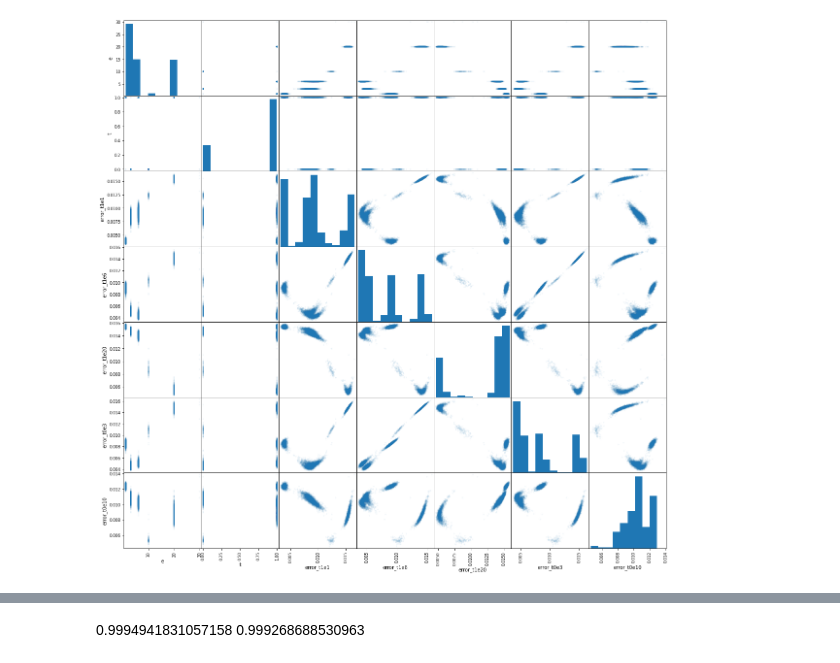
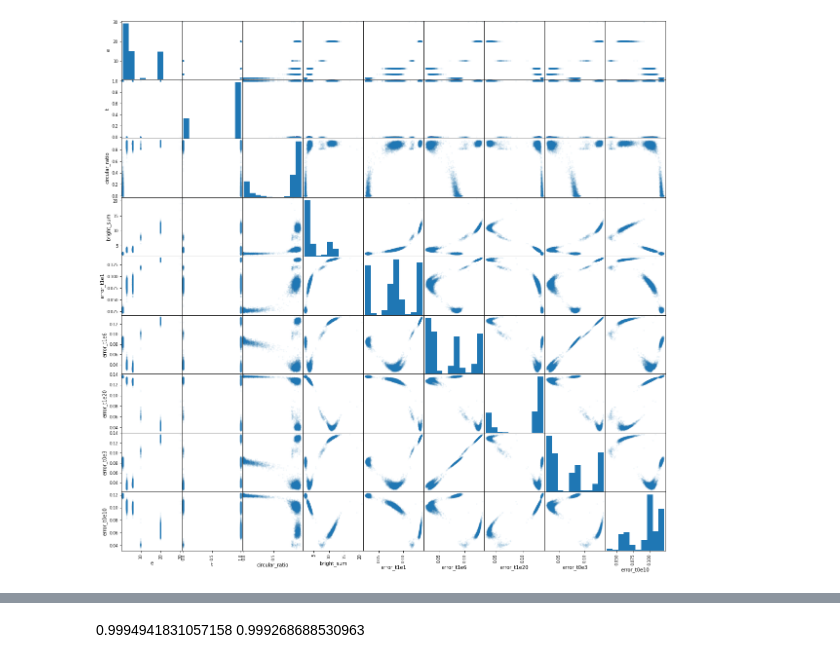
Before and after one commit to KirillRuSS/IDAO-2021-Kirill, a Jupyter notebook: new_features.ipynb, the cells around one changed output, grey strips where cells are left out. Cells and saved outputs as stored; diff of their text form; code cells hidden in the pictures.

```diff
--- a/new_features.ipynb
+++ b/new_features.ipynb
@@ -170,12 +123,0 @@ imgs = np.transpose(imgs, (1, 2, 0))
-# %%
-hists = []
-for r in range(16):
-    mask = create_circular_mask(250, 250, radius=r+2) * (~create_circular_mask(250, 250, radius=r))
-
-    mask = mask.reshape(250, 250, 1)
-    mask = (mask * np.ones((250, 250, imgs.shape[2]))).astype(bool)
-
-    hist, bins = np.histogram(imgs[mask], range=(80, 180), bins=100)
-
-    hists.append(hist/np.sum(mask))
-hists = np.array(hists)
@@ -208,7 +147,7 @@ df.head()
 def get_histogram_matrix(img, max_r):
     hists = []
     for r in range(max_r):
-        mask = create_circular_mask(80, 80, radius=r+2) * (~create_circular_mask(80, 80, radius=r))
+        mask = create_circular_mask(80, 80, radius=r+3) * (~create_circular_mask(80, 80, radius=r))
         hist, bins = np.histogram(img[mask], range=(80, 180), bins=100)
         hists.append(hist/np.sum(mask))
-    return np.array(hists)# * np.arange(1, max_r+1).reshape(-1, 1)
+    return np.array(hists) * (max_r - np.arange(1, max_r+1).reshape(-1, 1))
@@ -264,4 +240,4 @@ df
 # %%
-scatter_matrix(df[['e', 't', 'error_t1e1', 'error_t1e6', 'error_t1e20', 'error_t0e3', 'error_t0e10']], alpha=0.05, figsize=(20, 20));
+scatter_matrix(df[['e', 't', 'circular_ratio', 'bright_sum', 'error_t1e1', 'error_t1e6', 'error_t1e20', 'error_t0e3', 'error_t0e10']], alpha=0.05, figsize=(20, 20));
 # %% [output]
-[figure, old version]
+[figure, new version]
```
Also changed, not shown: parts of 85 cells of this notebook, 2 other files.
